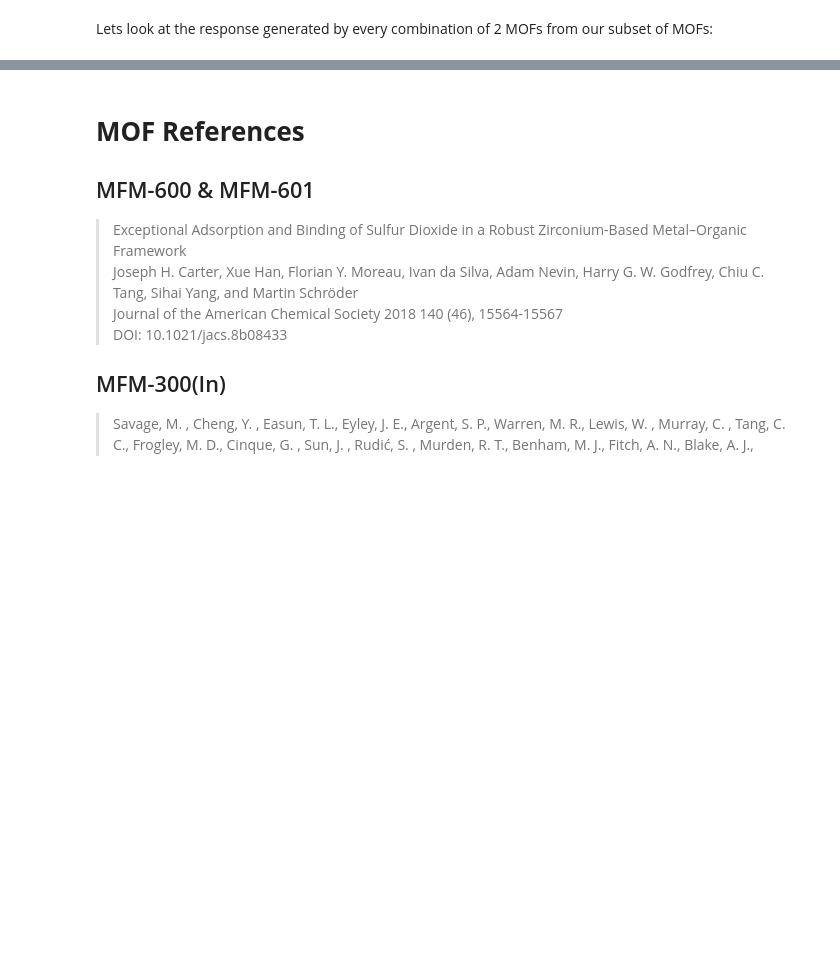
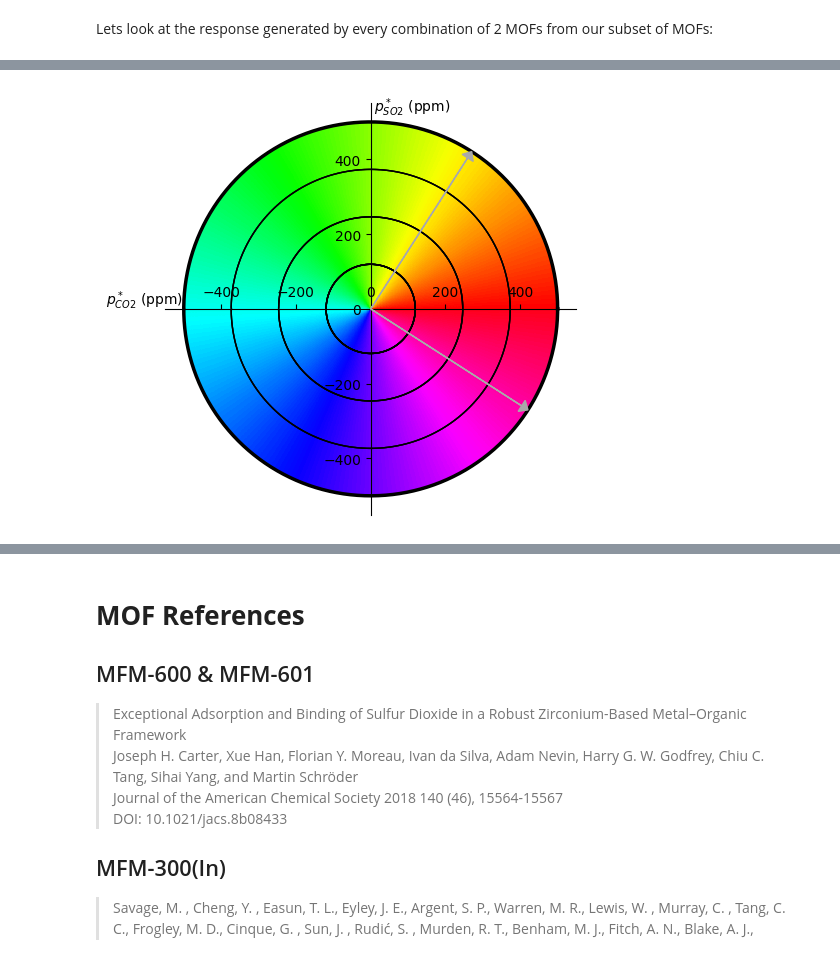
Before and after one commit to SimonEnsemble/sensor_arrays, a Jupyter notebook: src/Sensing.ipynb, the cells around one changed output, grey strips where cells are left out. Saved outputs shown, nothing was run; the diff lists cells and outputs as text; code cells hidden in the pictures; blank space fills up the shorter version.

```diff
--- a/src/Sensing.ipynb
+++ b/src/Sensing.ipynb
@@ -975,3 +1207,96 @@ Y
+# %%
+H = construct_H_matrix(mof2index.(["MFM-300-In","Mg-MOF-74","KAUST8"]), ["CO2", "SO2"])
+N = 1000
+θ = range(0, stop=2*π, length=N)
+r = 500
+p = r .* transpose(hcat(cos.(θ), sin.(θ)))
+n = H * p # [mg/g]
+# This creates a meshgrid used to make the "colorwheel"
+a = range(-r,stop=r,length=N)
+b = range(-r,stop=r,length=N)
+X = [i for i in a, j in b]
+Y = [j for i in a, j in b]
+
+# A nested function to plot eigenvectors from the SVD decomposition
+#TODO Fix `head_width` to scale with response
+function plot_vector(x; width=0.001, head_length=0.05, head_width=0.05, color="k", label="", label_dist=0.05)
+    x_plot = x - head_length * x / norm(x)
+    plt.arrow(0, 0, x_plot[1], x_plot[2], width=width, head_width=head_width,
+        head_length=head_length, fc=color, ec=color, zorder=1000000)
+end
+
+Z = zeros(N, N)
+# The following loop gives each point in the meshgrid a value to determine its color.
+# Points outside of the composition circle, determined by `r`, are given a NaN value
+temp_z = 0.
+for i = 1:N
+    for j = 1:N
+        if X[i,j]^2 + Y[i,j]^2 > r^2
+            temp_z = NaN
+        else
+            if X[i,j] == 0
+                temp_z = sign(Y[i,j])*π/2
+            else
+                temp_z = atan(Y[i,j]/X[i,j])
+            end
+            if (Y[i,j] > 0 && X[i,j] <= 0) || (Y[i,j] <= 0 && X[i,j] <= 0)
+                temp_z = temp_z + π
+            elseif Y[i,j] <= 0 && X[i,j] > 0
+                temp_z = temp_z + 2*π
+            end
+        end
+        Z[i,j] = temp_z
+    end
+end
+# A colormap is grabbed from matplotlib.colors and is normalized with respect to our data
+# NaN values are given the color #00FFFFFF (transparent white)
+cmap = plt.get_cmap("hsv")
+cmap.set_bad(color="#FFFFFFFF")
+levels = PyPlot.matplotlib.ticker.MaxNLocator(nbins=1000).tick_values(0.0, 2*π)
+cnorm = PyPlot.matplotlib.colors.BoundaryNorm(levels, ncolors=cmap.N, clip=true)
+
+fig = plt.figure(figsize=(5,5))
+ax = plt.subplot(111, aspect="equal")
+rp = range(0.01, stop=1.0, length=40)
+# The circle in composition space is plotted
+ax.pcolormesh(X, Y, Z, cmap=cmap, norm=cnorm)
+ax.plot(p[1,:], p[2,:], c="k", lw=2.5)
+for j in 1:length(rp)
+    p_bar = rp[j] .* p
+    if mod(j,10) == 0
+        for i in 1:length(θ)-1
+            plt.plot(p_bar[1, i:i+1], p_bar[2, i:i+1], lw=1, c="k", alpha=1.0, zorder=99)
+        end
+    end
+end
+for k = 1:2
+    plot_vector(500 * F.V[:, k], color="#a9a9a9", head_width=35., head_length=20.,
+        label="\$\\mathbf{v}_$k\$", label_dist=50.)
+end
+
+gases = ["CO2", "SO2"]
+#plt.axis("equal")
+plt.xlabel(@sprintf("\$p_{%s}^*\$ (ppm)", gases[1]))
+plt.ylabel(@sprintf("\$p_{%s}^*\$ (ppm)", gases[2]), rotation=0)
+
+# The vectors v₁ and v₂ are plotted
+#    for k = 1:2
+#        plot_vector(500 * F.V[:, k], color="k", head_width=35., head_length=20.,
+#            label="\$\\mathbf{v}_$k\$", label_dist=50.)
+#    end
+
+# The following calls are used to shift and modify the axes
+label_coords = [-0.05 0.55; 0.6 1.02]
+_pretty_axes(ax, label_coords)
+ax.set_xlim([-550, 550])
+ax.set_ylim(ax.get_xlim())
+
+#plt.title("Composition Space", fontsize=16)
+plt.tight_layout()
+plt.savefig("3d_composition_circle.png", dpi=300, format="png")
+plt.show()
+# %% [output]
+[figure, added]
 # %%
 H = construct_H_matrix(mof2index.(["MFM-300-In","Mg-MOF-74","KAUST8"]), ["CO2", "SO2"])
 #X = [-185 -185 185 185;
```
Also changed, not shown: parts of 22 cells of this notebook.
